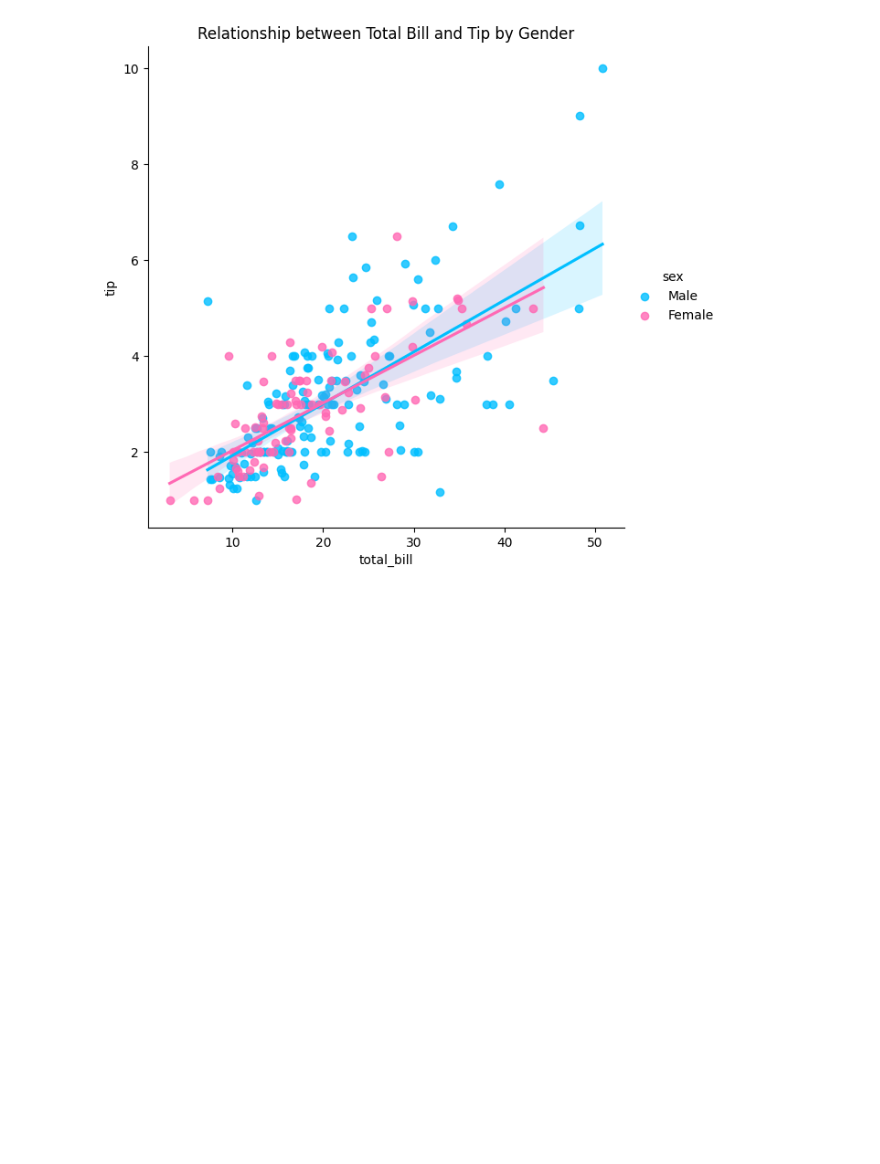
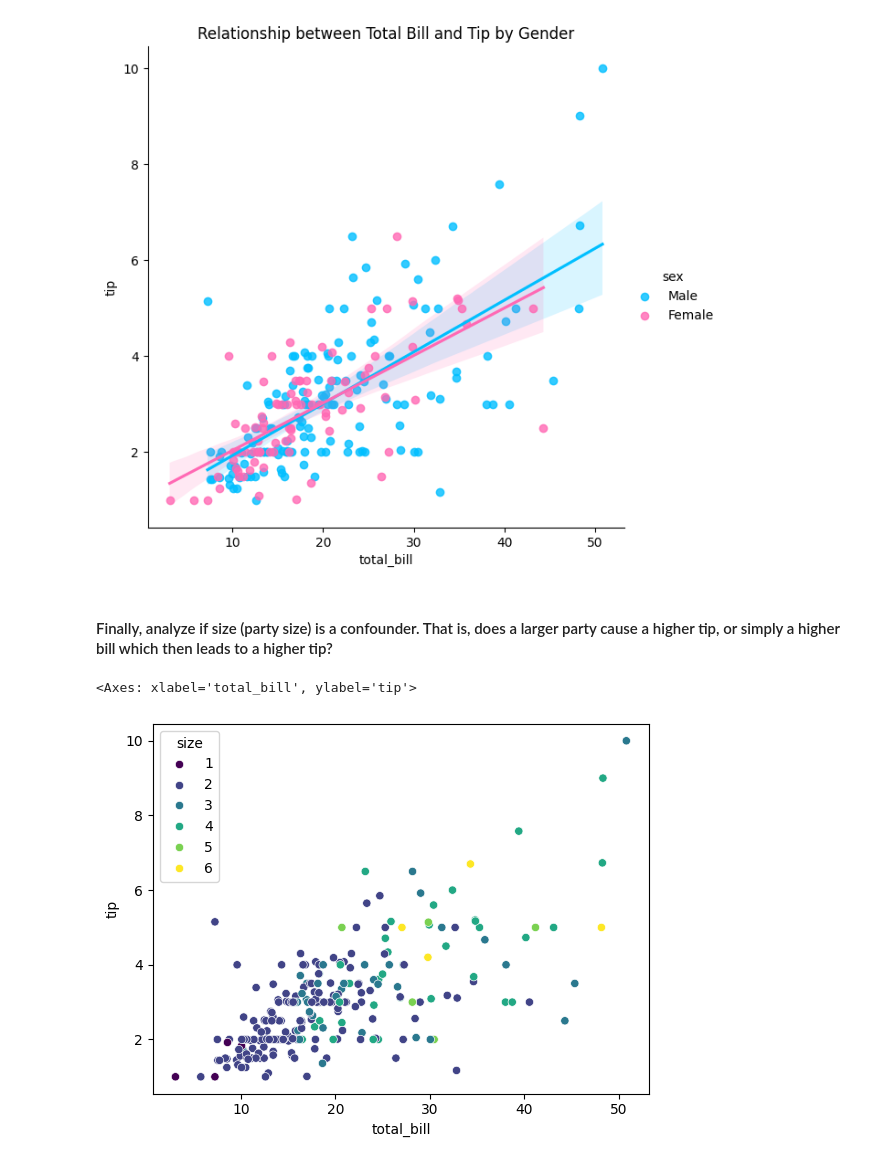
Before and after one commit to MonaMashta/AAI, a Jupyter notebook: student/Data Science/Module 4/Ex 4: Hypothesis testing.ipynb, the cells around one changed output. Cells and saved outputs as stored; diff of their text form; code cells hidden in the pictures; blank space fills up the shorter version.

```diff
--- a/student/Data Science/Module 4/Ex 4: Hypothesis testing.ipynb
+++ b/student/Data Science/Module 4/Ex 4: Hypothesis testing.ipynb
@@ -102,3 +102,10 @@ plt.title('Relationship between Total Bill and Tip by Gender')
 # %% [output]
 Text(0.5, 1.0, 'Relationship between Total Bill and Tip by Gender')
 [figure]
+# %% [markdown]
+#### Finally, analyze if size (party size) is a confounder. That is, does a larger party cause a higher tip, or simply a higher bill which then leads to a higher tip?
+# %%
+sns.scatterplot(data=tips, x='total_bill', y='tip', hue='size', palette='viridis')
+# %% [output]
+<Axes: xlabel='total_bill', ylabel='tip'>
+[figure, added]
```
Also changed, not shown: parts of 2 cells of this notebook.
